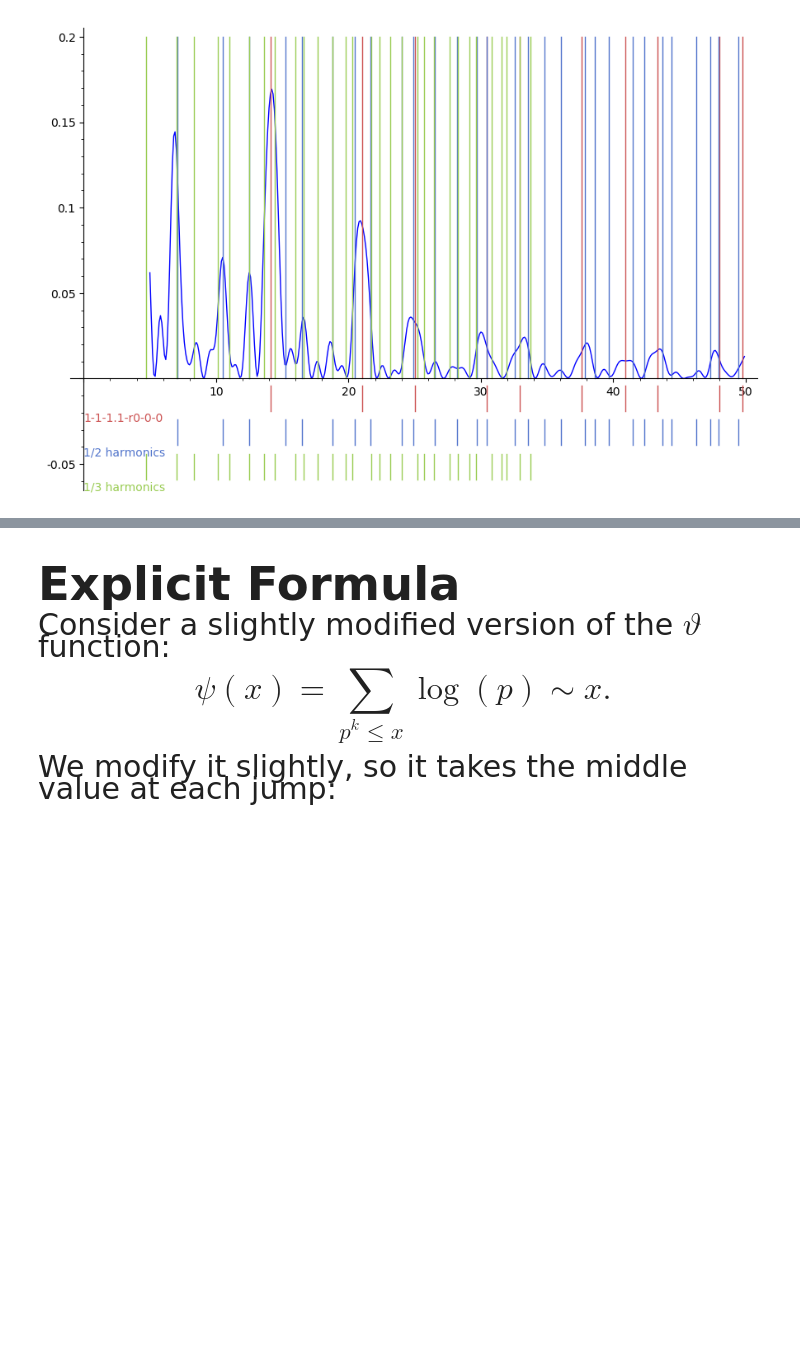
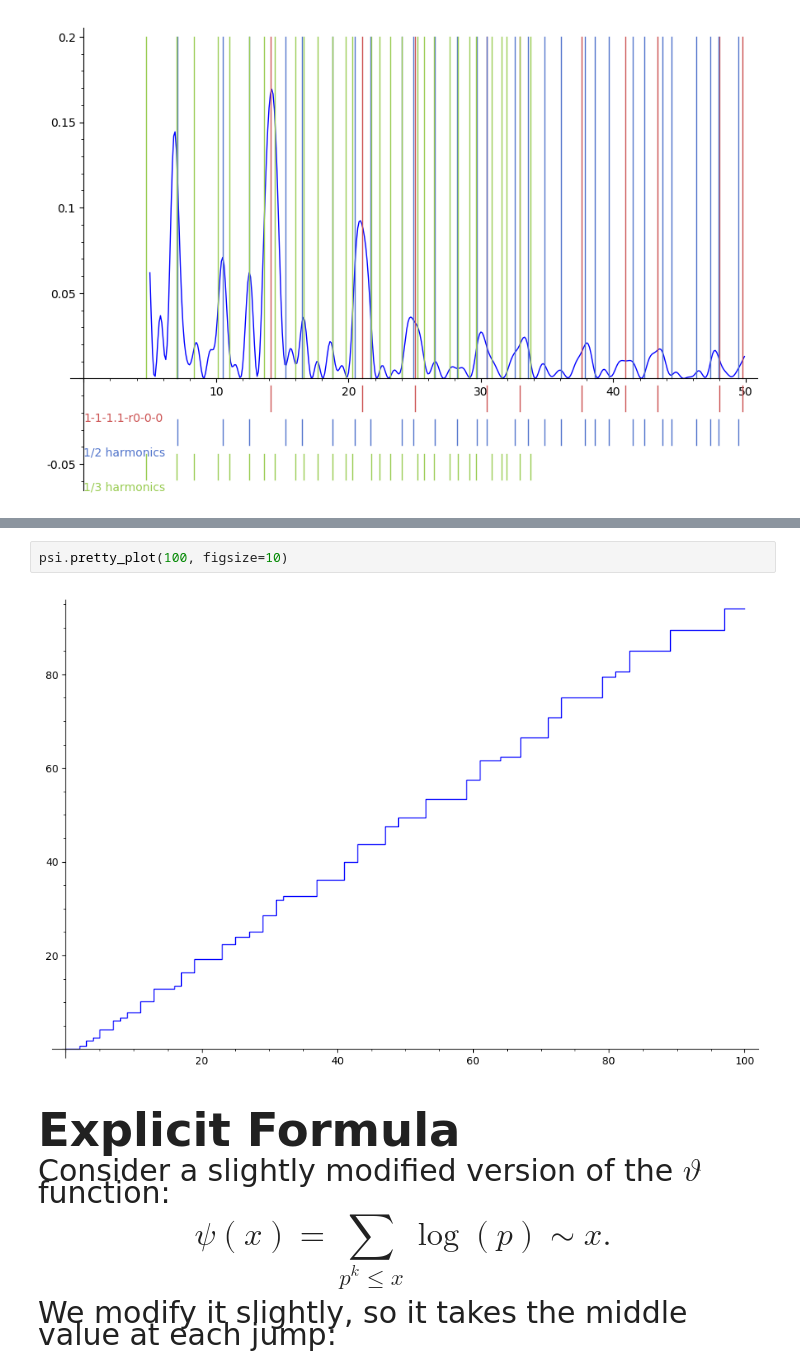
Before and after one commit to florianbreuer/PrimeSpectoscopy, a Jupyter notebook: PrimeSpectroscopyNTDU9.ipynb, the cells around one changed output, grey strips where cells are left out. Cells and saved outputs as stored; diff of their text form; blank space fills up the shorter version.

```diff
--- a/PrimeSpectroscopyNTDU9.ipynb
+++ b/PrimeSpectroscopyNTDU9.ipynb
@@ -1489,3 +1508,7 @@ theta.plot_FT(recompute=False, dt=0.1, show_peaks=False, color='blue', figsize=9
+# %%
+psi.pretty_plot(100, figsize=10)
+# %% [output]
+[figure, added]
 # %% [markdown]
 <span style="font-size:2em;">
 
```
Also changed, not shown: parts of 7 cells of this notebook.
